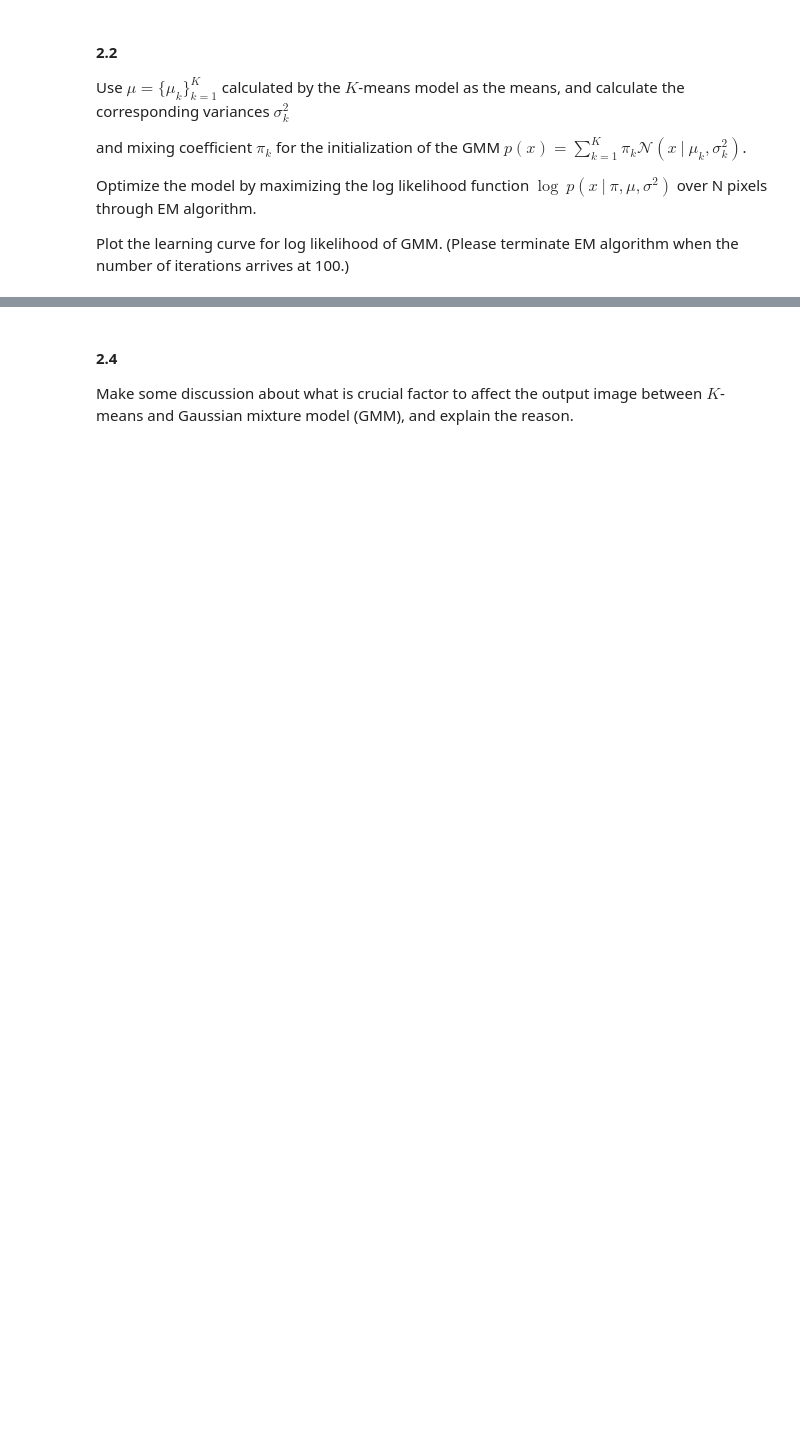
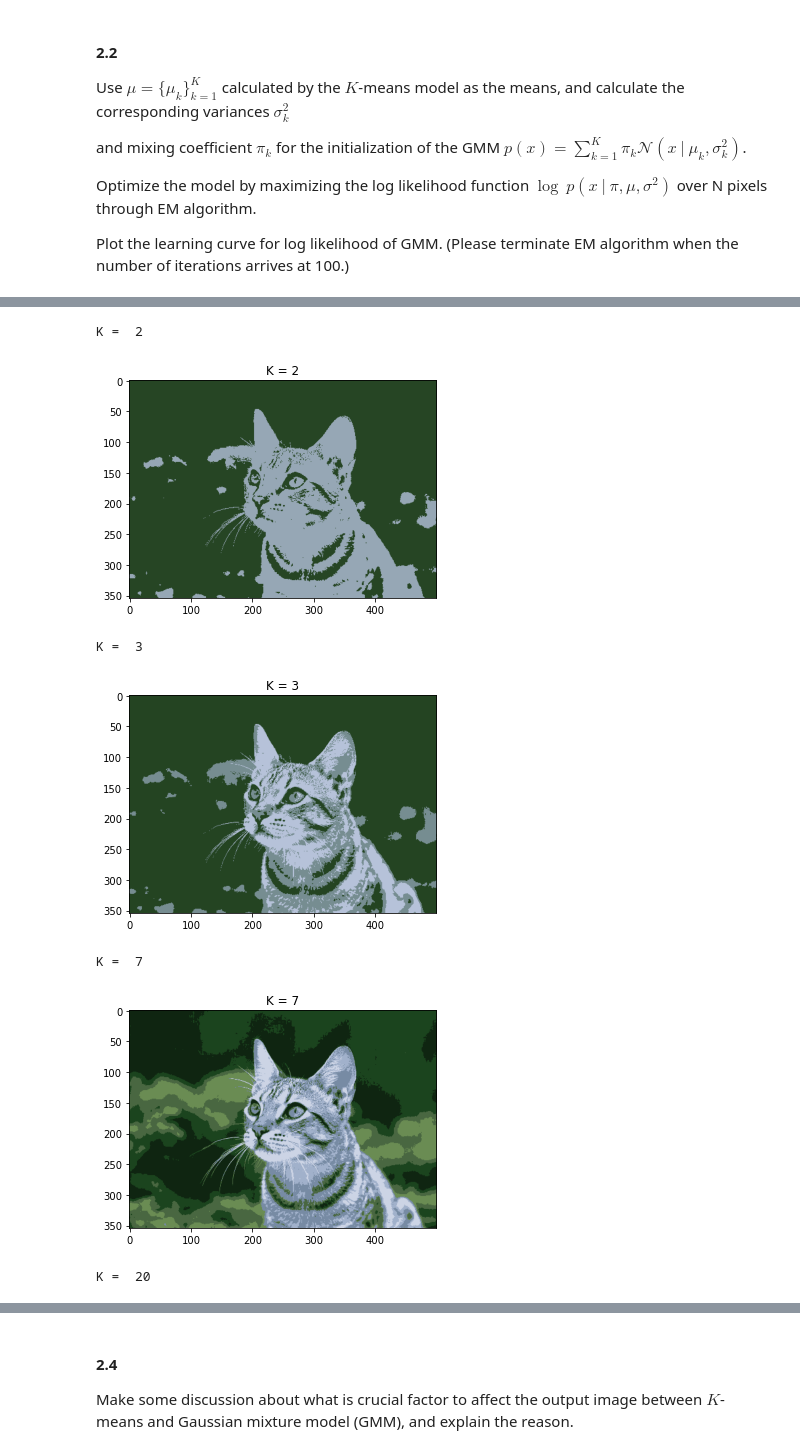
Before and after one commit to jacksonchen1998/2022-NYCU-ML, a Jupyter notebook: hw3_311511052/hw3_311511052.ipynb, the cells around one changed output, grey strips where cells are left out. Saved outputs shown, nothing was run; the diff lists cells and outputs as text; code cells hidden in the pictures; blank space fills up the shorter version.

```diff
--- a/hw3_311511052/hw3_311511052.ipynb
+++ b/hw3_311511052/hw3_311511052.ipynb
@@ -416,13 +600,24 @@ Below are some examples.
 # %%
 k_slot = [2, 3, 7, 20]
 for k_idx in k_slot:
-    k = KMeans(K=k_idx, max_iters=100)
+    k = KMeans(K=k_idx, max_iters=2)
+    print("K = ", k_idx)
     y_pred = k.predict(pixel_values)
     centers = np.uint8(k.cent())
+    # print center values with RGB format
     y_pred = y_pred.astype(int)
     labels = y_pred.flatten()
     segmented_image = centers[labels.flatten()]
     segmented_image = segmented_image.reshape(image.shape)
-    plt.title("K = {}".format(k_idx))
+    # plot the image
+    plt.title("K = " + str(k_idx))
     plt.imshow(segmented_image)
     plt.show()
+# %% [output]
+K =  2
+[figure, added]
+K =  3
+[figure, added]
+K =  7
+[figure, added]
+K =  20
```
Also changed, not shown: parts of 19 cells of this notebook, 14 other files.
